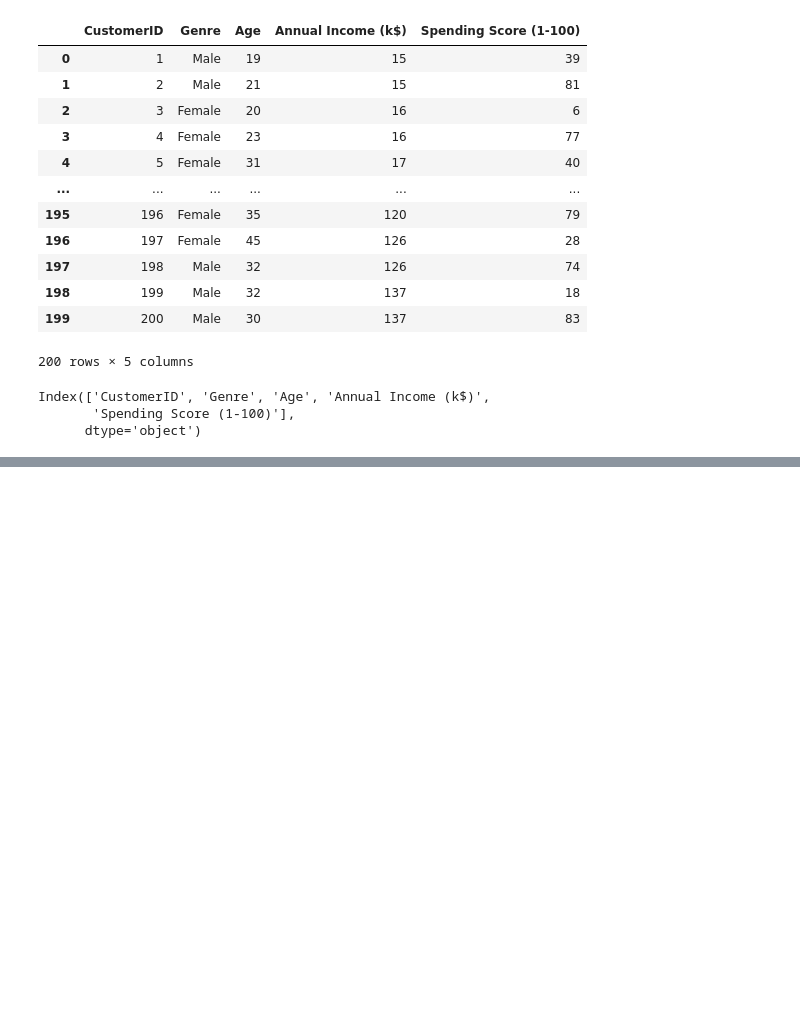
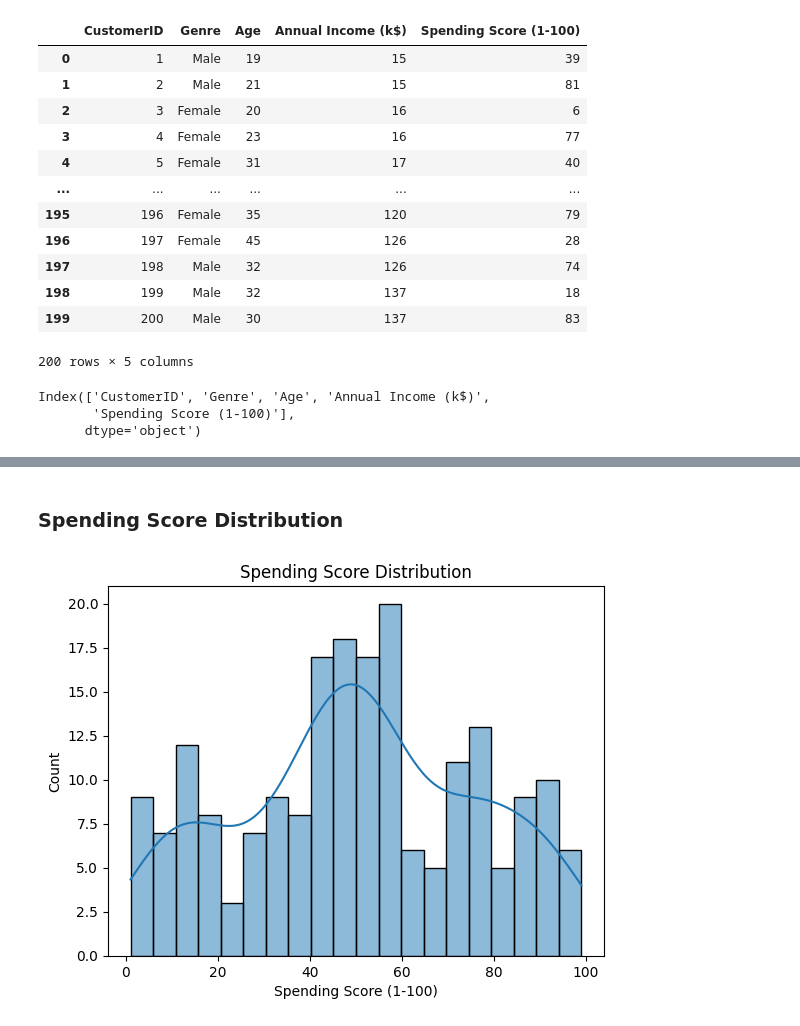
Before and after one commit to tanmoychakraborty00001-a11y/data-science-learning, a Jupyter notebook: Projects/Projects01_Data-Science/DS_Mini-Projects/MP02_CustomerBehaviour_EDA/MP02_CustomerBehaviour_EDA.ipynb, the cells around one changed output, grey strips where cells are left out. Cells and saved outputs as stored; diff of their text form; code cells hidden in the pictures; blank space fills up the shorter version.

```diff
--- a/Projects/Projects01_Data-Science/DS_Mini-Projects/MP02_CustomerBehaviour_EDA/MP02_CustomerBehaviour_EDA.ipynb
+++ b/Projects/Projects01_Data-Science/DS_Mini-Projects/MP02_CustomerBehaviour_EDA/MP02_CustomerBehaviour_EDA.ipynb
@@ -29,0 +90,9 @@ Index(['CustomerID', 'Genre', 'Age', 'Annual Income (k$)',
+# %% [markdown]
+### **Spending Score Distribution**
+# %%
+plt.figure()
+sns.histplot(df['Spending Score (1-100)'], bins=20, kde=True)
+plt.title('Spending Score Distribution')
+plt.show()
+# %% [output]
+[figure, added]
```
Also changed, not shown: parts of 17 cells of this notebook, 1 other file.
